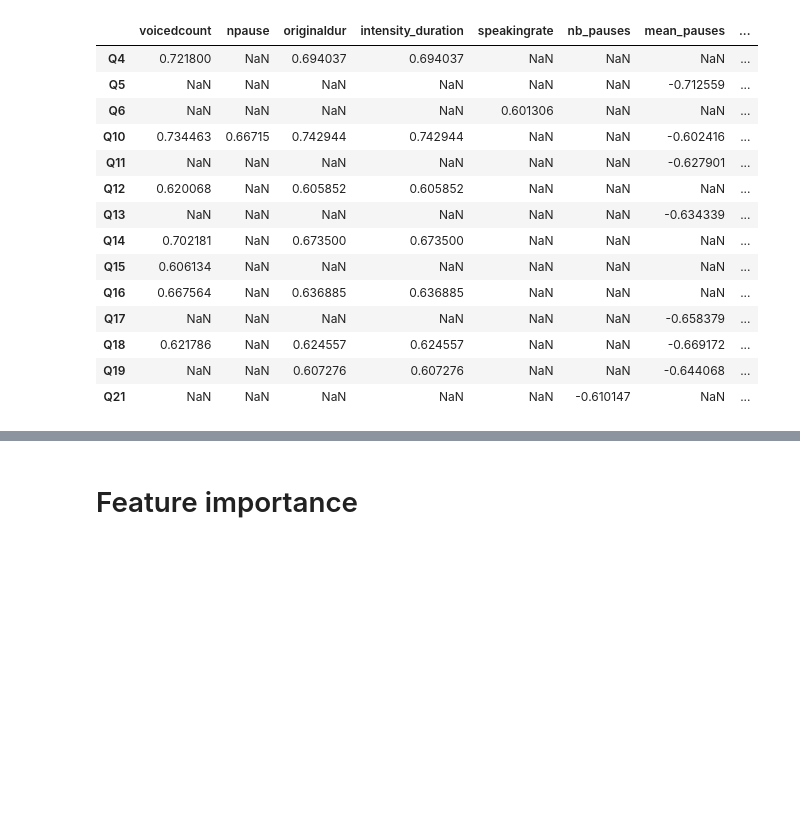
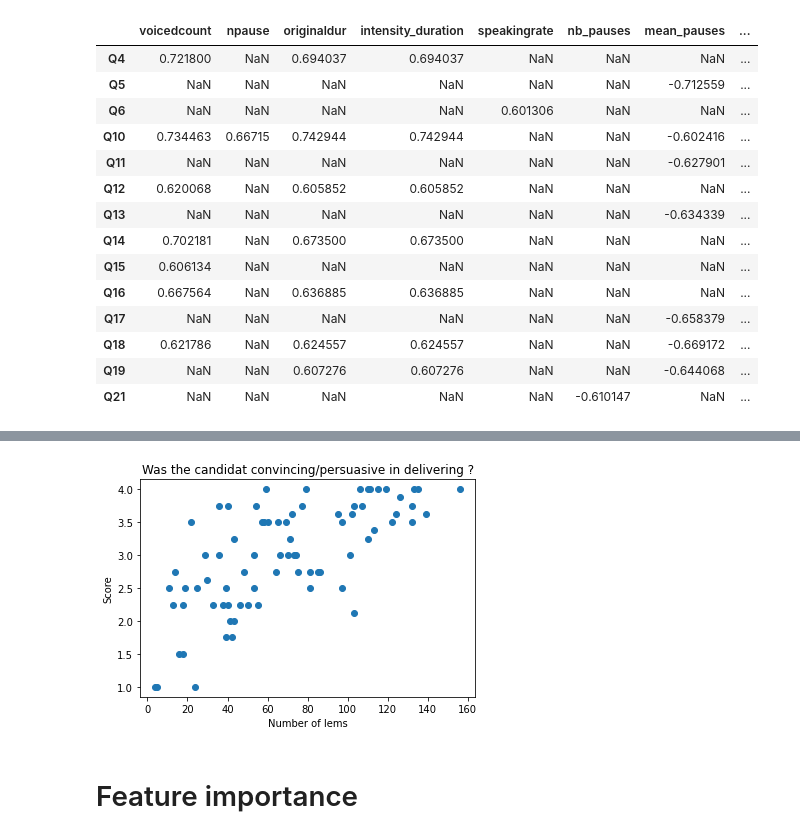
Before and after one commit to Kinzakasmi/Video-Interviews-Analysis, a Jupyter notebook: main.ipynb, the cells around one changed output, grey strips where cells are left out. Cells and saved outputs as stored; diff of their text form; code cells hidden in the pictures; blank space fills up the shorter version.

```diff
--- a/main.ipynb
+++ b/main.ipynb
@@ -239,3 +253,10 @@ cormat[abs(cormat)>0.6].dropna(axis=0,how='all').dropna(axis=1,how='all')
+# %%
+plt.scatter(feats['nb_lem'],scores['Q4'])
+plt.xlabel('Number of lems')
+plt.ylabel('Score')
+plt.title('Was the candidat convincing/persuasive in delivering ?');
+# %% [output]
+[figure, added]
 # %% [markdown]
 # Feature importance
 # %%
```
Also changed, not shown: parts of 3 cells of this notebook.
